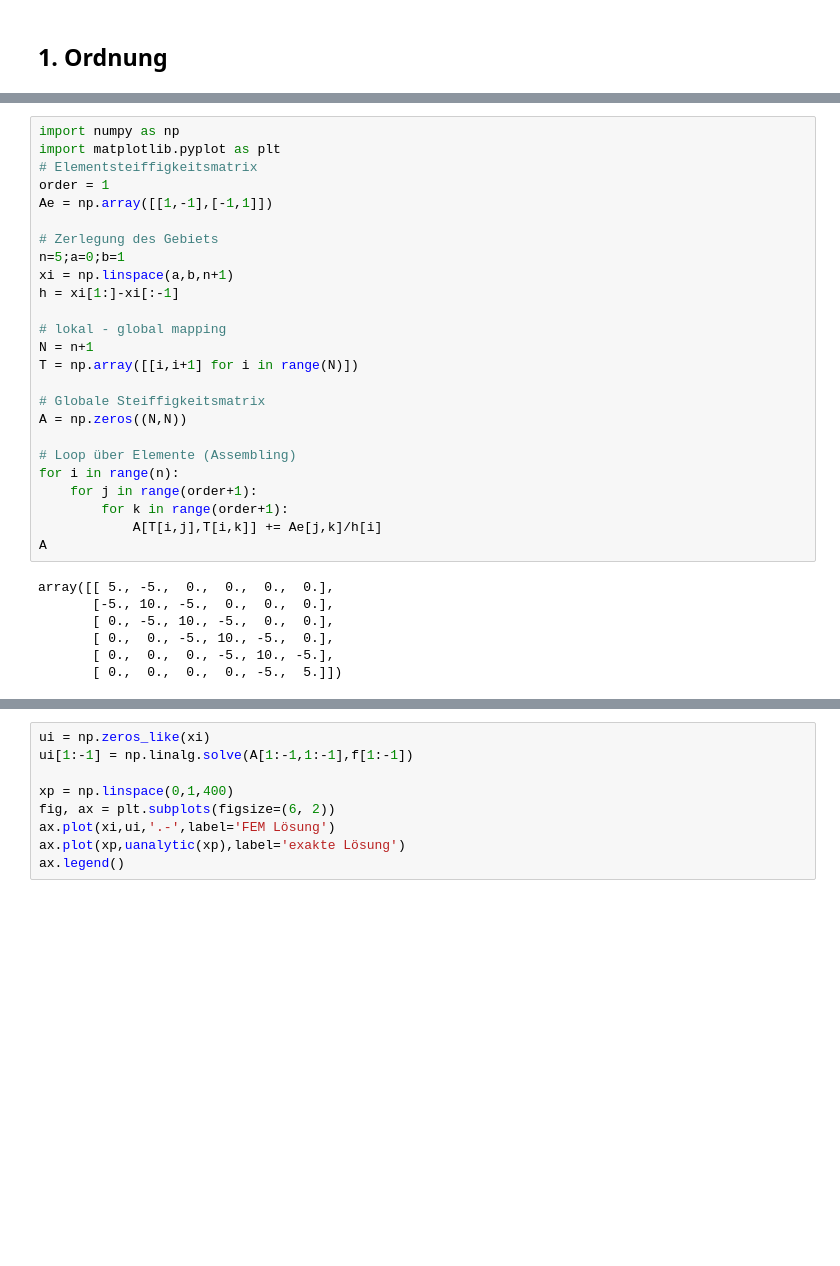
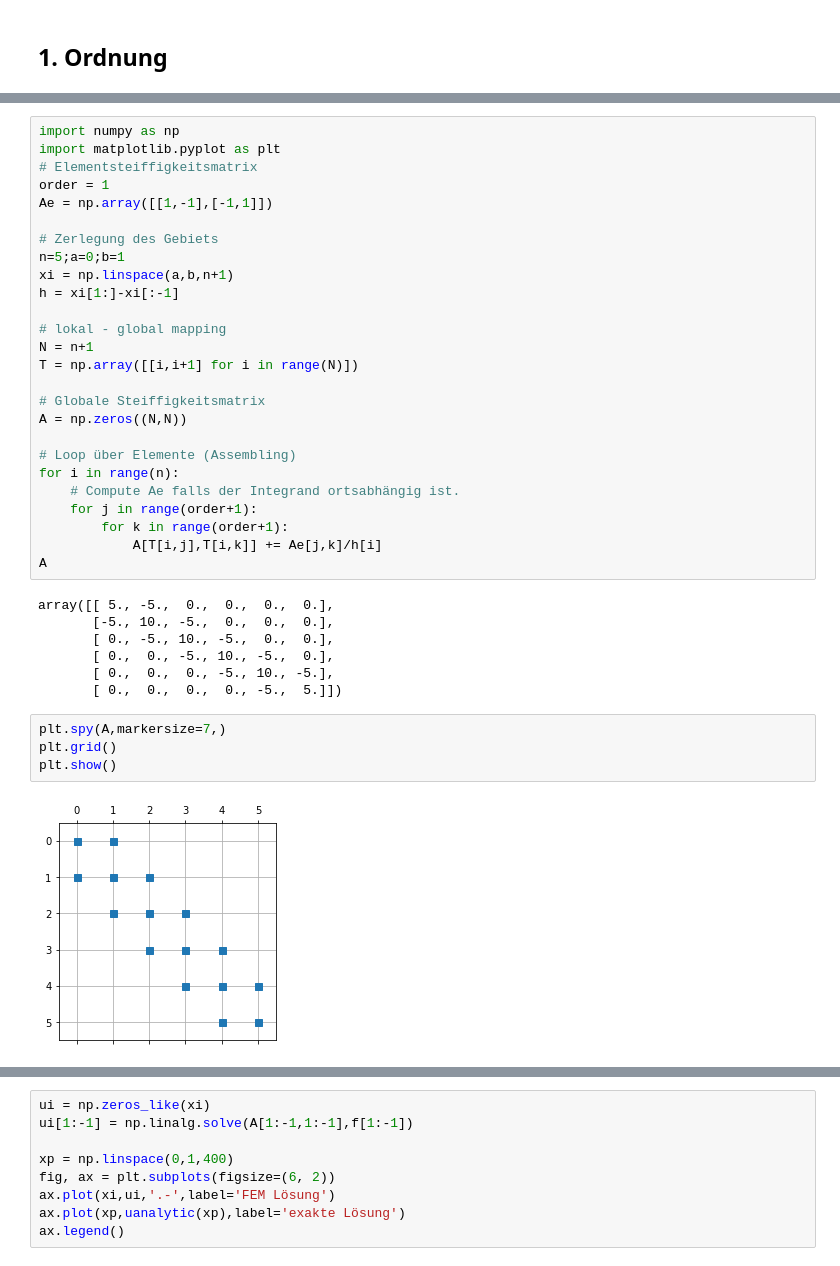
Before and after one commit to omerasipi/HanaScriptos, a Jupyter notebook: NumerikPDE/FEM1D_Assembling_HighOrder.ipynb, the cells around one changed output, grey strips where cells are left out. Drawn from its saved outputs; the diff is of its cells as text; blank space fills up the shorter version.

```diff
--- a/NumerikPDE/FEM1D_Assembling_HighOrder.ipynb
+++ b/NumerikPDE/FEM1D_Assembling_HighOrder.ipynb
@@ -30,6 +44,7 @@ A = np.zeros((N,N))
 
 # Loop über Elemente (Assembling)
 for i in range(n):
+    # Compute Ae falls der Integrand ortsabhängig ist.
     for j in range(order+1):
         for k in range(order+1):
             A[T[i,j],T[i,k]] += Ae[j,k]/h[i]
@@ -41,3 +56,9 @@ array([[ 5., -5.,  0.,  0.,  0.,  0.],
        [ 0.,  0., -5., 10., -5.,  0.],
        [ 0.,  0.,  0., -5., 10., -5.],
        [ 0.,  0.,  0.,  0., -5.,  5.]])
+# %%
+plt.spy(A,markersize=7,)
+plt.grid()
+plt.show()
+# %% [output]
+[figure, added]
```
Also changed, not shown: parts of 48 cells of this notebook, 10 other files.
